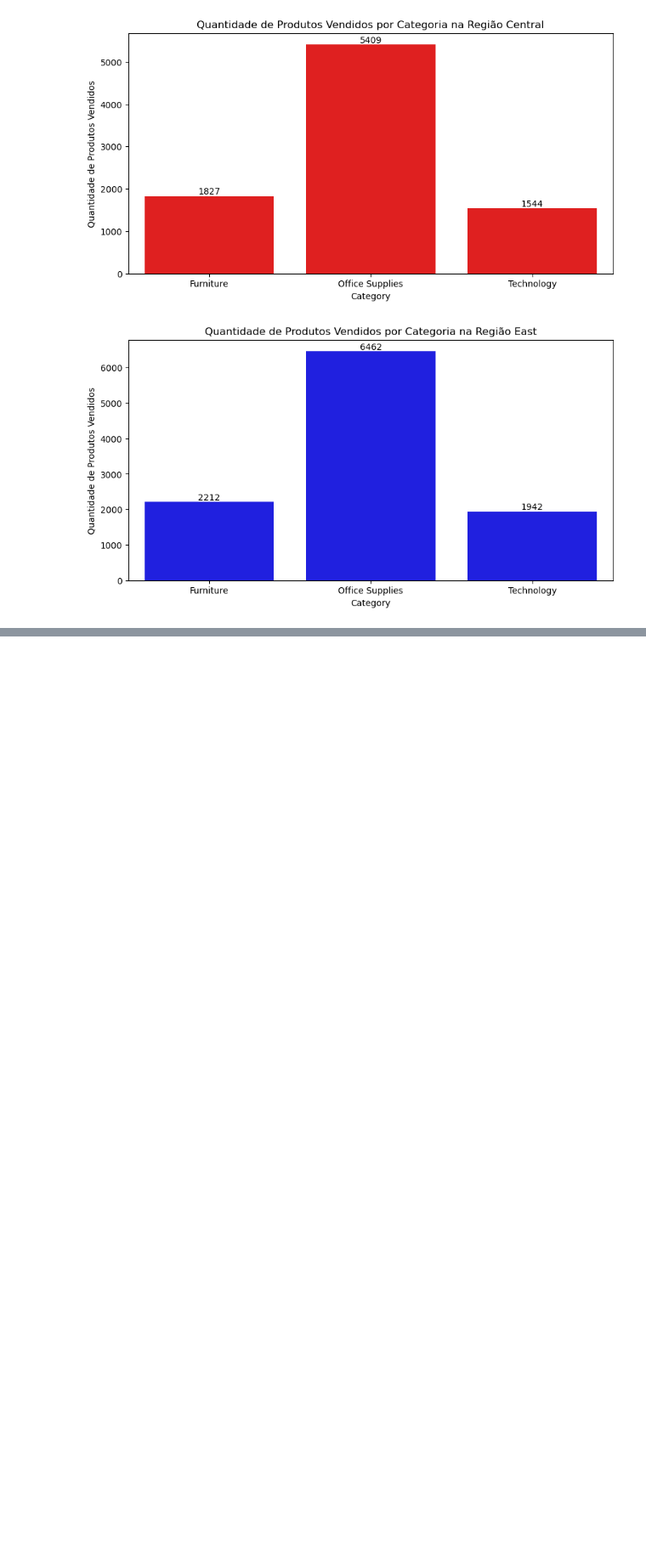
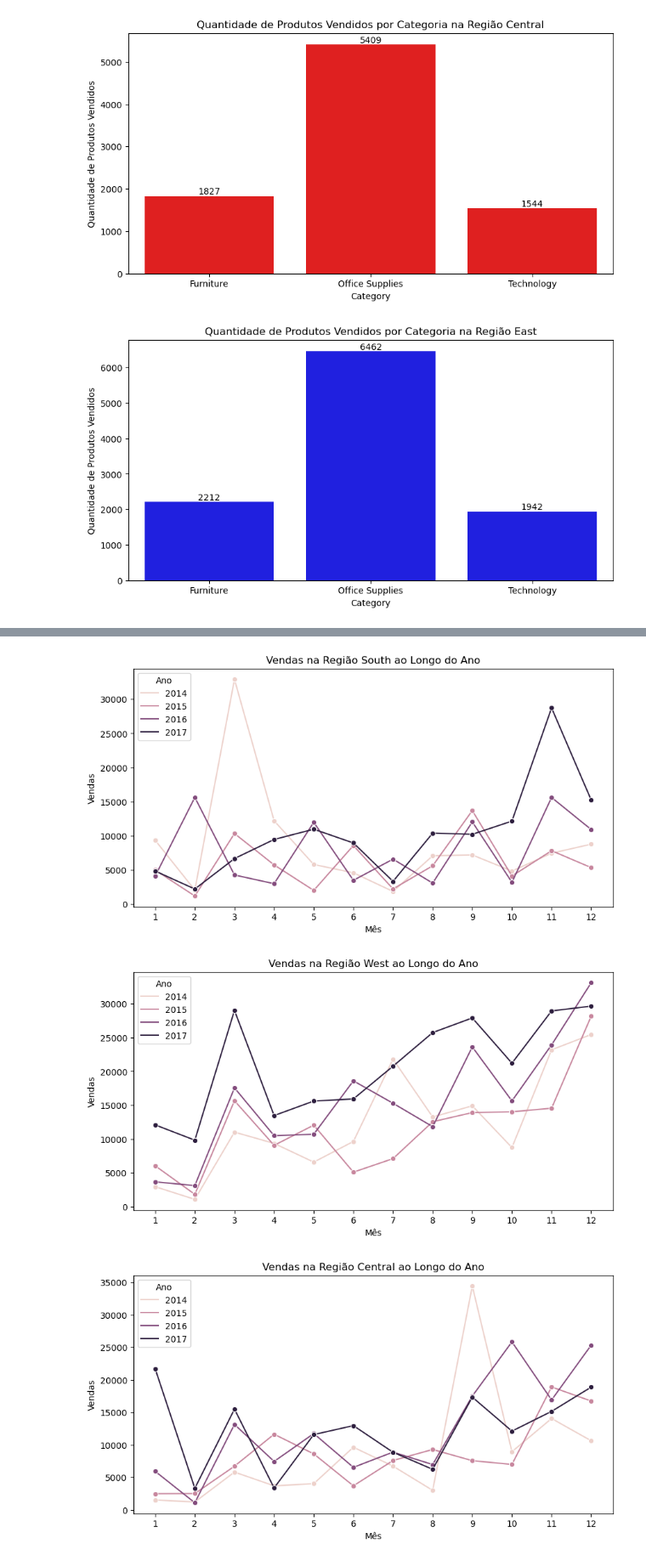
Before and after one commit to mario8978/Analise-de-Dados-Superstore-Sales, a Jupyter notebook: analise1.ipynb, the cells around one changed output, grey strips where cells are left out. Shown at 85% size. Saved outputs shown, nothing was run; the diff lists cells and outputs as text; code cells hidden in the pictures; blank space fills up the shorter version.

```diff
--- a/analise1.ipynb
+++ b/analise1.ipynb
@@ -362,0 +527,19 @@ for i, regiao in enumerate(df['Region'].unique()):
+# %%
+#Existem meses específicos em que certas regiões ou segmentos de clientes compram mais ou menos?
+tabelaRegiao = df.groupby(['Region', 'Ano', 'Mes'])['Sales'].sum().reset_index()
+tabelaSegmento = df.groupby(['Segment', 'Ano', 'Mes'])['Sales'].sum().reset_index()
+
+# Regiões
+for regiao in df['Region'].unique():
+    df_aux = tabelaRegiao[tabelaRegiao['Region'] == regiao]
+    plt.figure(figsize=(10,5))
+    sns.lineplot(x='Mes', y='Sales', hue='Ano', data=df_aux, marker='o')
+    plt.title(f'Vendas na Região {regiao} ao Longo do Ano')
+    plt.xlabel('Mês')
+    plt.ylabel('Vendas')
+    plt.xticks(range(1, 13))
+    plt.show()
+# %% [output]
+[figure, added]
+[figure, added]
+[figure, added]
```
Also changed, not shown: parts of 12 cells of this notebook.
